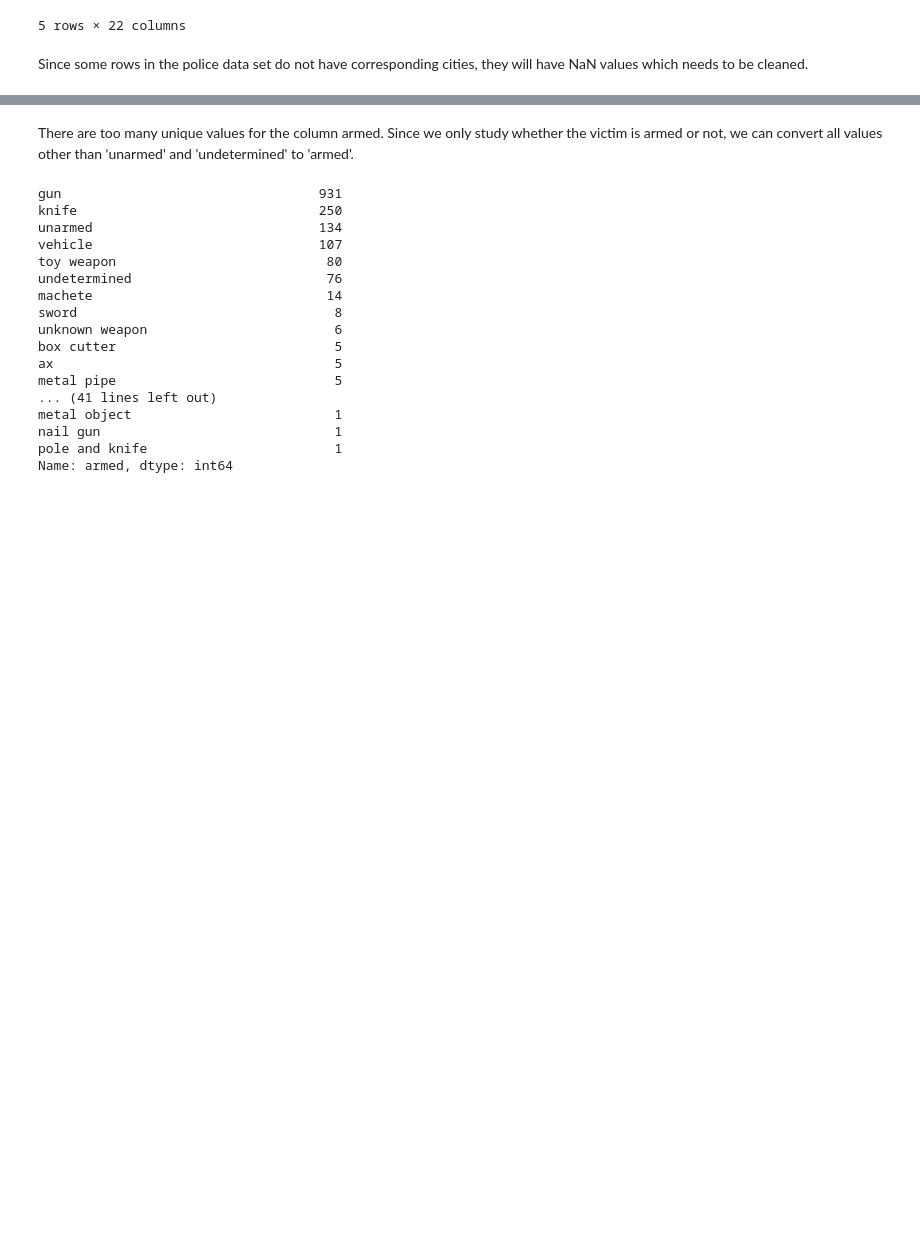
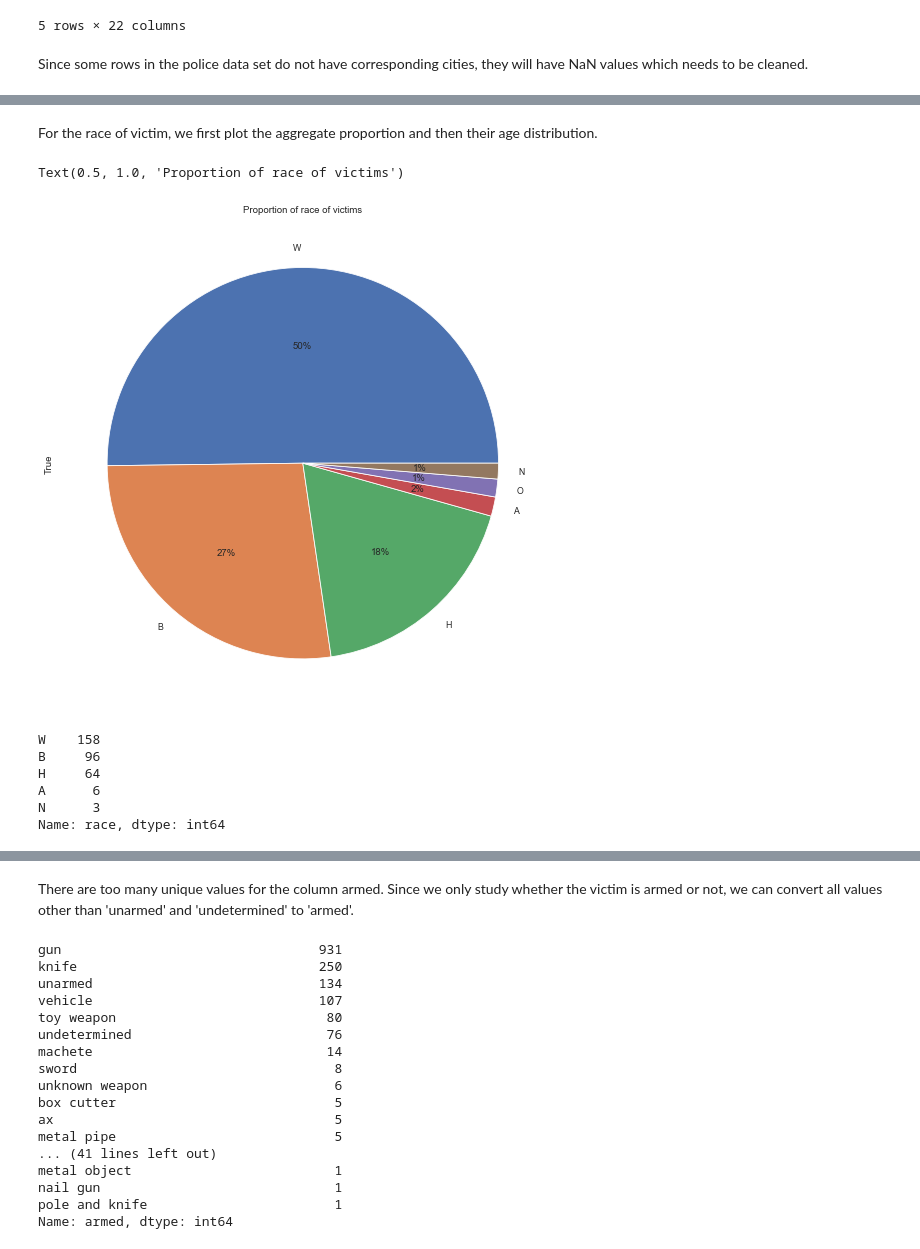
Before and after one commit to csauyong/police-brutality, a Jupyter notebook: analysis.ipynb, the cells around one changed output, grey strips where cells are left out. Saved outputs shown, nothing was run; the diff lists cells and outputs as text; code cells hidden in the pictures; blank space fills up the shorter version.

```diff
--- a/analysis.ipynb
+++ b/analysis.ipynb
@@ -168,0 +328,18 @@ test.to_csv('processed/test.csv', index=False)
+# %% [markdown]
+For the race of victim, we first plot the aggregate proportion and then their age distribution.
+# %%
+fig, ax = plt.subplots(figsize=(9, 9))
+train['race'].value_counts().plot(kind='pie', ax=ax, label=True, autopct='%.0f%%')
+ax.set_title("Proportion of race of victims")
+# %% [output]
+Text(0.5, 1.0, 'Proportion of race of victims')
+[figure, added]
+# %%
+test['race'].value_counts()
+# %% [output]
+W    158
+B     96
+H     64
+A      6
+N      3
+Name: race, dtype: int64
```
Also changed, not shown: parts of 65 cells of this notebook, 12 other files.
